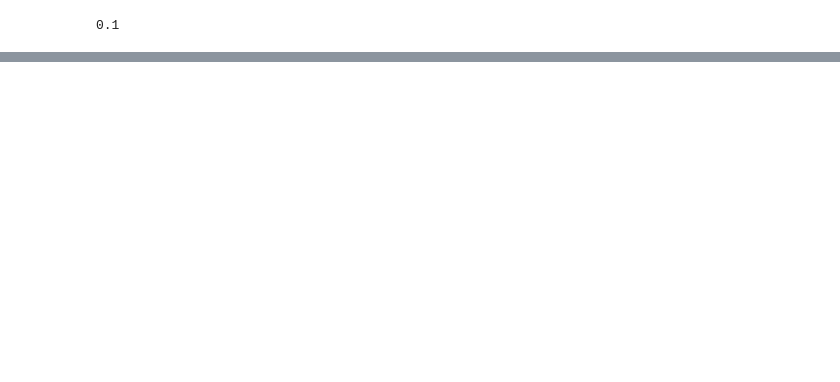
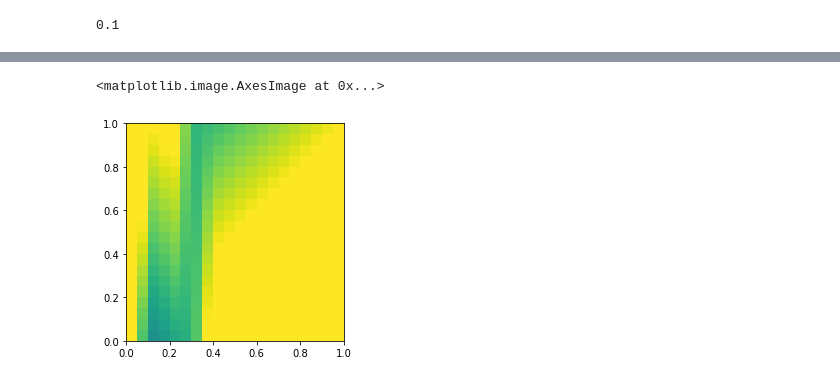
Before and after one commit to monasticacademy/logical-induction, a Jupyter notebook: notebooks/three_updates.ipynb, the cells around one changed output, grey strips where cells are left out. Cells and saved outputs as stored; diff of their text form; code cells hidden in the pictures; blank space fills up the shorter version.

```diff
--- a/notebooks/three_updates.ipynb
+++ b/notebooks/three_updates.ipynb
@@ -47,0 +93,5 @@ first_trading_policy = next(trading_alg(.8))
+# %%
+plt.imshow(max_landscape, extent=(0, 1, 0, 1), vmin=-1, vmax=1)
+# %% [output]
+<matplotlib.image.AxesImage at 0x...>
+[figure, added]
```
Also changed, not shown: parts of 20 cells of this notebook.
